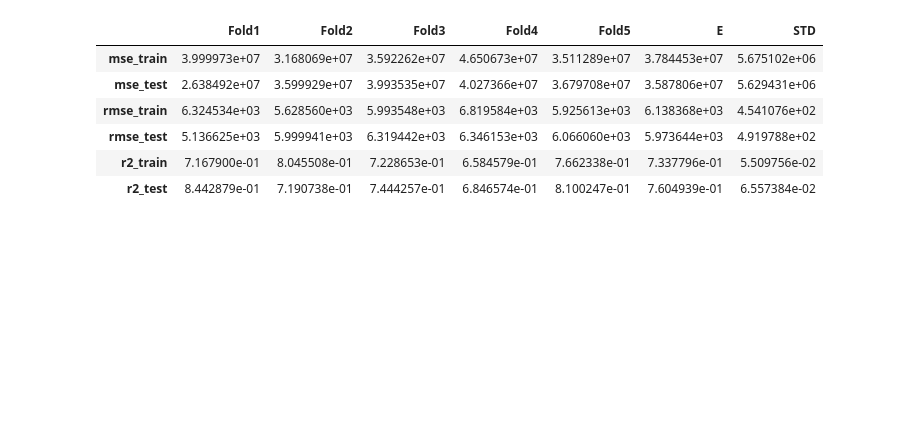
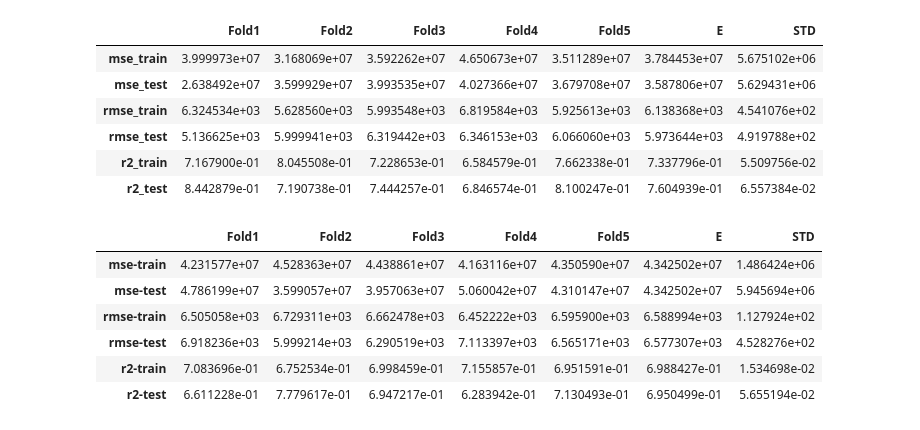
Before and after one commit to bozhnyukAlex/MachineLearning, a Jupyter notebook: tasks/LinearRegression.ipynb, the cells around one changed output. Cells and saved outputs as stored; diff of their text form; code cells hidden in the pictures; blank space fills up the shorter version.

```diff
--- a/tasks/LinearRegression.ipynb
+++ b/tasks/LinearRegression.ipynb
@@ -43,24 +44,24 @@ def cost(w, **kwargs):
 # %% [markdown]
 # Реализация градиентного спуска
 # %%
-class GradientDescentLinearRegression:
+class GDLinearRegression:
 
-    def __init__(self, tol=1E-4, alpha_reg=1, step_coef=1E-2):
+    def __init__(self, tol=1E-4, alpha=1, step_coef=1E-2):
         self.w=None
         self.tol=tol
-        self.alpha_reg=alpha_reg
+        self.alpha=alpha
         self.step_coef = step_coef
 
-    def gradient_descent(self, X, y):
+    def fit(self, X, y):
         cost_args = {
             "x": X,
             "y": y,
-            "alpha_reg": self.alpha_reg
+            "alpha_reg": self.alpha
         }
 
         features_num = np.shape(X)[1]
 
-        X_sample = get_full_sample_matrix(X)
+        X_sample = full_sample_matrix(X)
         w = np.random.randn(features_num + 1, )
 
         costs = []
@@ -70,7 +71,7 @@ class GradientDescentLinearRegression:
 
             curr_cost = cost(w, **cost_args)
 
-            gradient = (1 / X_sample.shape[0]) * (X_sample.T.dot(error) + self.alpha_reg * w)
+            gradient = (1 / X_sample.shape[0]) * (X_sample.T.dot(error) + self.alpha * w)
             w = w - self.step_coef * gradient
 
             costs.append(curr_cost)
@@ -365,0 +397,4 @@ Train R^2 = 0.7411
+# %%
+gradient_model = GDLinearRegression(alpha=optimal_alpha, tol=optimal_tol)
+gradient_model.fit(x_train_scaled, y_train)
+gradient_model.w
@@ -462,3 +615,53 @@ results_ridge
 | rmse_test | 5.136625e+03 | 5.999941e+03 | 6.319442e+03 | 6.346153e+03 | 6.066060e+03 | 5.973644e+03 | 4.919788e+02 |
 | r2_train | 7.167900e-01 | 8.045508e-01 | 7.228653e-01 | 6.584579e-01 | 7.662338e-01 | 7.337796e-01 | 5.509756e-02 |
 | r2_test | 8.442879e-01 | 7.190738e-01 | 7.444257e-01 | 6.846574e-01 | 8.100247e-01 | 7.604939e-01 | 6.557384e-02 |
+# %%
+fold = KFold(n_splits=5)
+
+results = pd.DataFrame(index=[
+    'mse-train', 'mse-test', 'rmse-train', 'rmse-test', 'r2-train', 'r2-test'
+])
+
+splited_samples = fold.split(X=x_train_scaled, y=y_train)
+
+model = SGDLinearRegression(alpha=optimal_alpha, tol=optimal_tol)
+
+for fold_i, (train_i, test_i) in enumerate(splited_samples):
+    cur_x_train = x_train_scaled.iloc[train_i, :]
+    cur_x_test = x_train_scaled.iloc[test_i, :]
+    cur_y_train = y_train.iloc[train_i]
+    cur_y_test = y_train.iloc[test_i]
+
+    model.fit(cur_x_train.to_numpy(), cur_y_train.to_numpy())
+    cur_w = model.w
+
+    y_predf_train = linear_model(cur_w, cur_x_train)
+    y_predf_test = linear_model(cur_w, cur_x_test)
+
+    mse_train = mean_squared_error(cur_y_train, y_predf_train, squared=True)
+    mse_test = mean_squared_error(cur_y_test, y_predf_test, squared=True)
+
+    rmse_train = mean_squared_error(cur_y_train, y_predf_train, squared=False)
+    rmse_test = mean_squared_error(cur_y_test, y_predf_test, squared=False)
+
+    r2_train = r2_score(cur_y_train, y_predf_train)
+    r2_test = r2_score(cur_y_test, y_predf_test)
+
+    results.insert(loc=fold_i, column=f"Fold{fold_i + 1}", value=[
+        mse_train, mse_test, rmse_train, rmse_test, r2_train, r2_test
+    ])
+
+E = results.mean(axis=1)
+std = results.std(axis=1)
+results["E"] = E
+results["STD"] = std
+
+results
+# %% [output]
+|  | Fold1 | Fold2 | Fold3 | Fold4 | Fold5 | E | STD |
+| mse-train | 4.231577e+07 | 4.528363e+07 | 4.438861e+07 | 4.163116e+07 | 4.350590e+07 | 4.342502e+07 | 1.486424e+06 |
+| mse-test | 4.786199e+07 | 3.599057e+07 | 3.957063e+07 | 5.060042e+07 | 4.310147e+07 | 4.342502e+07 | 5.945694e+06 |
+| rmse-train | 6.505058e+03 | 6.729311e+03 | 6.662478e+03 | 6.452222e+03 | 6.595900e+03 | 6.588994e+03 | 1.127924e+02 |
+| rmse-test | 6.918236e+03 | 5.999214e+03 | 6.290519e+03 | 7.113397e+03 | 6.565171e+03 | 6.577307e+03 | 4.528276e+02 |
+| r2-train | 7.083696e-01 | 6.752534e-01 | 6.998459e-01 | 7.155857e-01 | 6.951591e-01 | 6.988427e-01 | 1.534698e-02 |
+| r2-test | 6.611228e-01 | 7.779617e-01 | 6.947217e-01 | 6.283942e-01 | 7.130493e-01 | 6.950499e-01 | 5.655194e-02 |
```
Also changed, not shown: parts of 34 cells of this notebook.
